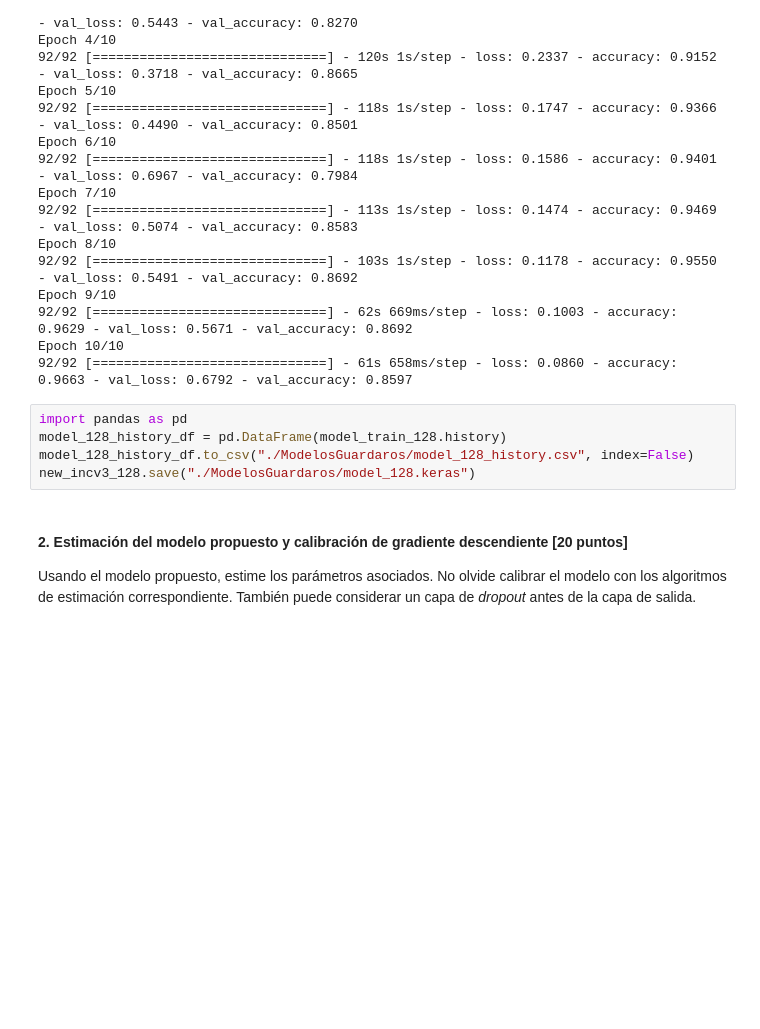
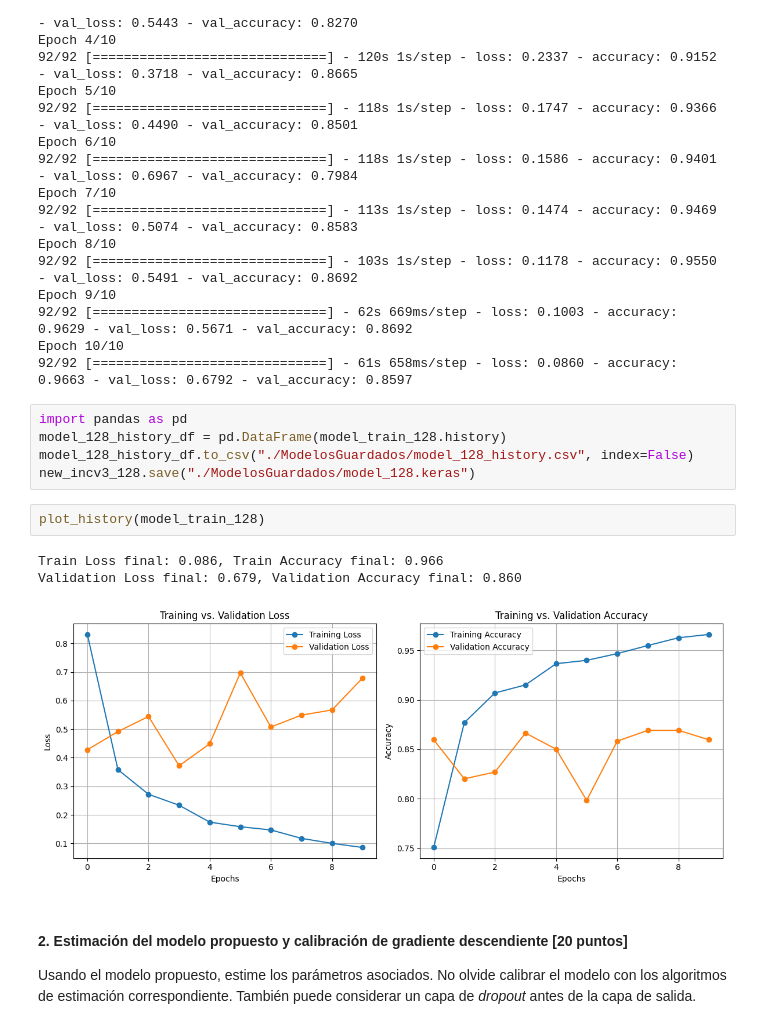
Before and after one commit to juankquintana/deep_learning, a Jupyter notebook: Semana 6/Casos/Caso 1 Sem 6/S6LC2 Caso 1 128.ipynb, the cells around one changed output. Drawn from its saved outputs; the diff is of its cells as text; blank space fills up the shorter version.

```diff
--- a/Semana 6/Casos/Caso 1 Sem 6/S6LC2 Caso 1 128.ipynb
+++ b/Semana 6/Casos/Caso 1 Sem 6/S6LC2 Caso 1 128.ipynb
@@ -362,8 +362,14 @@ Epoch 10/10
 # %%
 import pandas as pd
 model_128_history_df = pd.DataFrame(model_train_128.history)
-model_128_history_df.to_csv("./ModelosGuardaros/model_128_history.csv", index=False)
-new_incv3_128.save("./ModelosGuardaros/model_128.keras")
+model_128_history_df.to_csv("./ModelosGuardados/model_128_history.csv", index=False)
+new_incv3_128.save("./ModelosGuardados/model_128.keras")
+# %%
+plot_history(model_train_128)
+# %% [output]
+Train Loss final: 0.086, Train Accuracy final: 0.966
+Validation Loss final: 0.679, Validation Accuracy final: 0.860
+[figure, added]
 # %% [markdown]
 #### 2. Estimación del modelo propuesto y calibración de gradiente descendiente [20 puntos]
 Usando el modelo propuesto, estime los parámetros asociados. No olvide calibrar el modelo con los algoritmos de estimación correspondiente. También puede considerar un capa de _dropout_ antes de la capa de salida.
```
Also changed, not shown: 7 other files.
